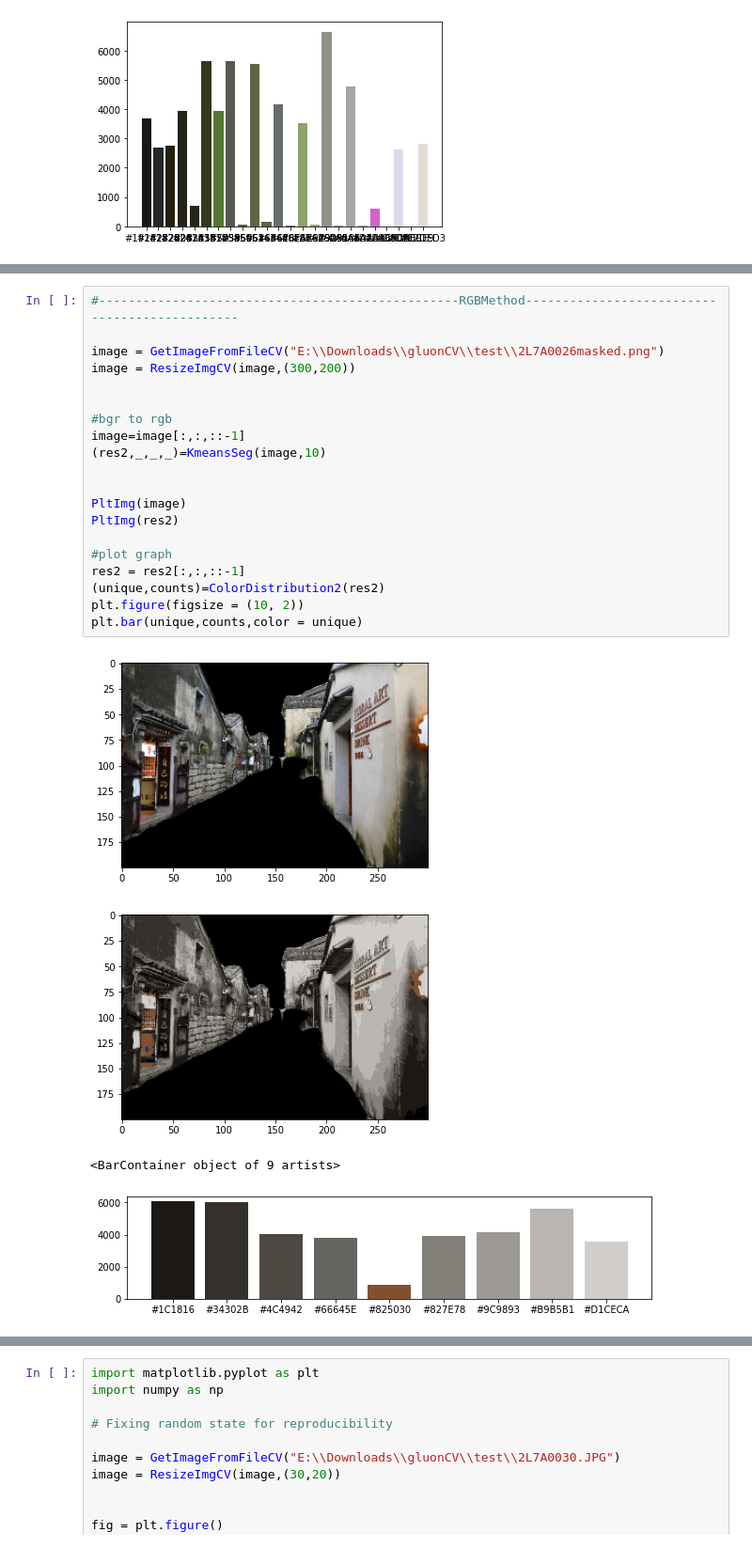
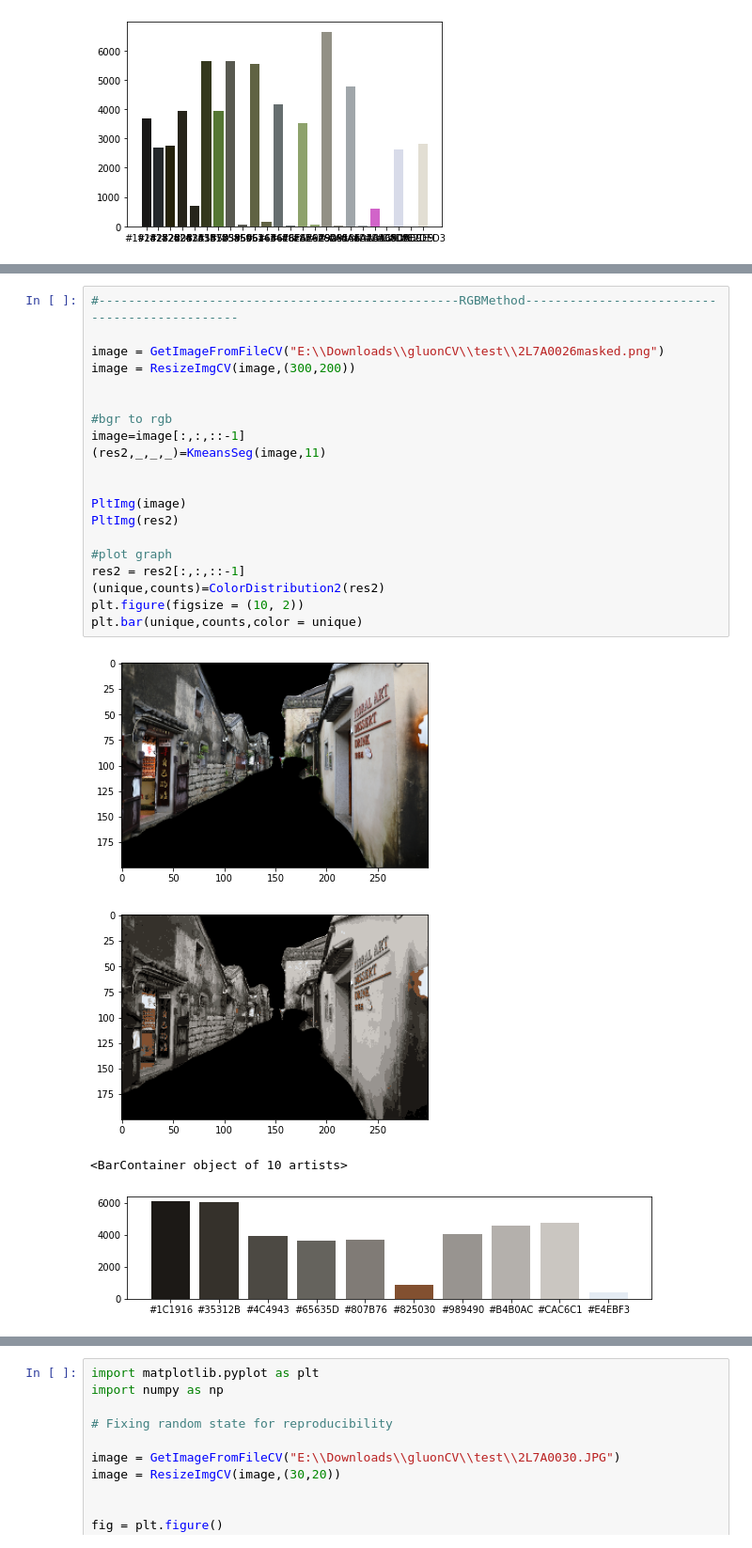
Before and after one commit to Tanc60/ColorAnalysis, a Jupyter notebook: KmeansIterationMethod/kmeans_iteration.ipynb, the cells around one changed output, grey strips where cells are left out. Shown: that part at 94% size. Cells and saved outputs as stored; diff of their text form.

```diff
--- a/KmeansIterationMethod/kmeans_iteration.ipynb
+++ b/KmeansIterationMethod/kmeans_iteration.ipynb
@@ -112,28 +138,28 @@ scale = 1 时，相当于保留所有重复值。
 # %%
 #-------------------------------------------------RGBMethod----------------------------------------------
 
 image = GetImageFromFileCV("E:\\Downloads\\gluonCV\\test\\2L7A0026masked.png")
 image = ResizeImgCV(image,(300,200))
 
 
 #bgr to rgb
 image=image[:,:,::-1]
-(res2,_,_,_)=KmeansSeg(image,10)
+(res2,_,_,_)=KmeansSeg(image,11)
 
 
 PltImg(image)
 PltImg(res2)
 
 #plot graph
 res2 = res2[:,:,::-1]
 (unique,counts)=ColorDistribution2(res2)
 plt.figure(figsize = (10, 2))
 plt.bar(unique,counts,color = unique)
 # %% [output]
 [figure]
-[figure, old version]
+[figure, new version]
-<BarContainer object of 9 artists>
+<BarContainer object of 10 artists>
-[figure, old version]
+[figure, new version]
 # %%
 #-------------------------------------------------Multi-Iteration Method----------------------------------------------
 def test1(scale):
```
Also changed, not shown: parts of 3 cells of this notebook, 1 other file.
